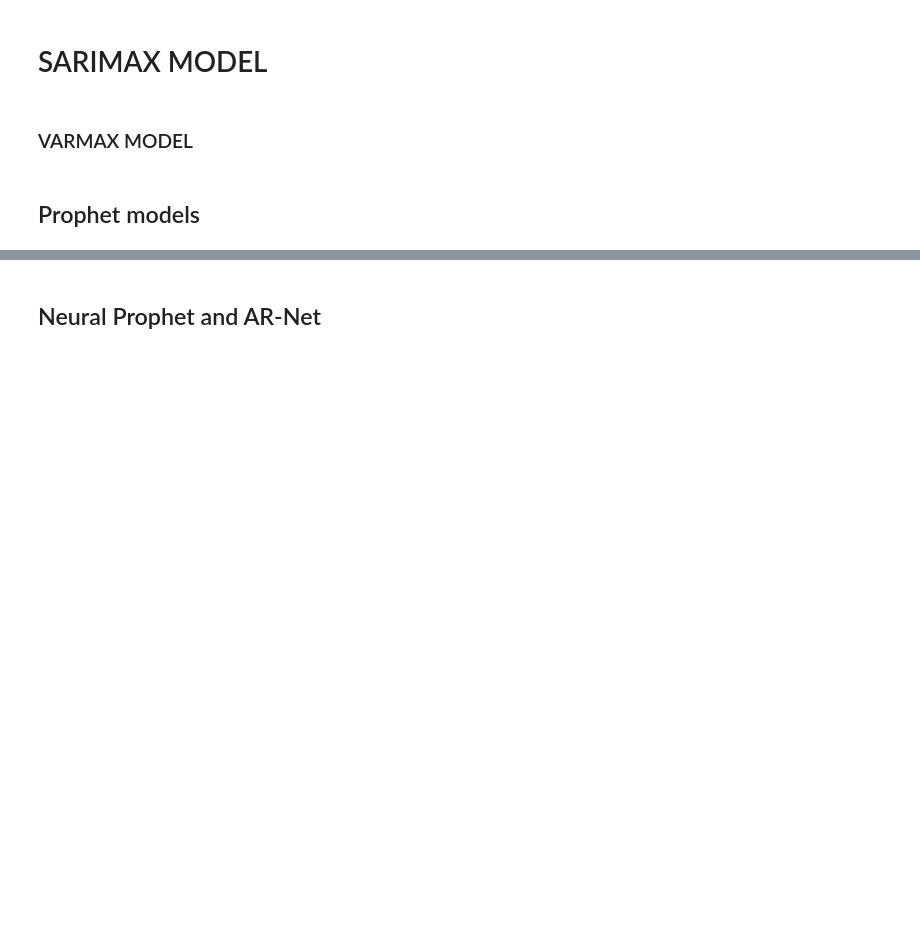
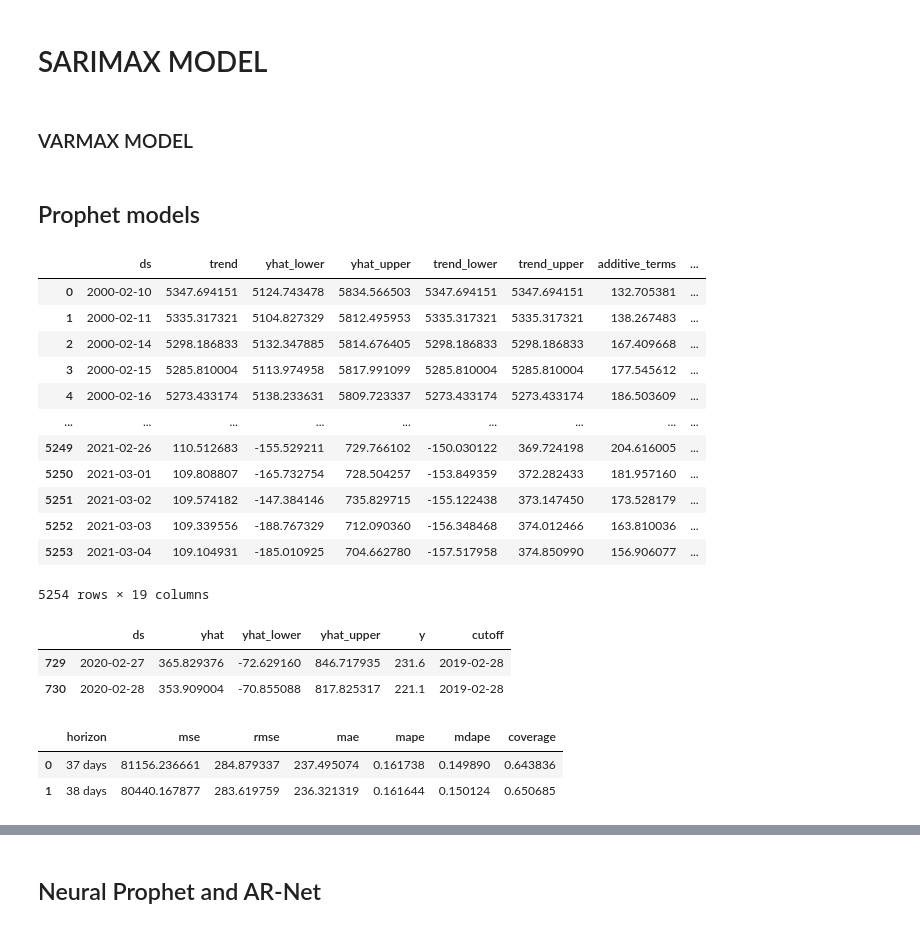
Before and after one commit to acamit/DataScience, a Jupyter notebook: Thesis work/Code/Thesis_Implementation Models.ipynb, the cells around one changed output, grey strips where cells are left out. Saved outputs shown, nothing was run; the diff lists cells and outputs as text; code cells hidden in the pictures; blank space fills up the shorter version.

```diff
--- a/Thesis work/Code/Thesis_Implementation Models.ipynb
+++ b/Thesis work/Code/Thesis_Implementation Models.ipynb
@@ -967,3 +980,32 @@ def ProphetProcedure(stockCode, start_date = start_date, end_date = end_date):
     df_cv = cross_validation(m, initial = initial, period = period, horizon = horizon)
 
     return m, forecast, df_cv
+# %%
+forecast
+# %% [output]
+|  | ds | trend | yhat_lower | yhat_upper | trend_lower | trend_upper | additive_terms | ... |
+| 0 | 2000-02-10 | 5347.694151 | 5124.743478 | 5834.566503 | 5347.694151 | 5347.694151 | 132.705381 | ... |
+| 1 | 2000-02-11 | 5335.317321 | 5104.827329 | 5812.495953 | 5335.317321 | 5335.317321 | 138.267483 | ... |
+| 2 | 2000-02-14 | 5298.186833 | 5132.347885 | 5814.676405 | 5298.186833 | 5298.186833 | 167.409668 | ... |
+| 3 | 2000-02-15 | 5285.810004 | 5113.974958 | 5817.991099 | 5285.810004 | 5285.810004 | 177.545612 | ... |
+| 4 | 2000-02-16 | 5273.433174 | 5138.233631 | 5809.723337 | 5273.433174 | 5273.433174 | 186.503609 | ... |
+| ... | ... | ... | ... | ... | ... | ... | ... | ... |
+| 5249 | 2021-02-26 | 110.512683 | -155.529211 | 729.766102 | -150.030122 | 369.724198 | 204.616005 | ... |
+| 5250 | 2021-03-01 | 109.808807 | -165.732754 | 728.504257 | -153.849359 | 372.282433 | 181.957160 | ... |
+| 5251 | 2021-03-02 | 109.574182 | -147.384146 | 735.829715 | -155.122438 | 373.147450 | 173.528179 | ... |
+| 5252 | 2021-03-03 | 109.339556 | -188.767329 | 712.090360 | -156.348468 | 374.012466 | 163.810036 | ... |
+| 5253 | 2021-03-04 | 109.104931 | -185.010925 | 704.662780 | -157.517958 | 374.850990 | 156.906077 | ... |
+5254 rows × 19 columns
+# %%
+df_cv.tail(2)
+# %% [output]
+|  | ds | yhat | yhat_lower | yhat_upper | y | cutoff |
+| 729 | 2020-02-27 | 365.829376 | -72.629160 | 846.717935 | 231.6 | 2019-02-28 |
+| 730 | 2020-02-28 | 353.909004 | -70.855088 | 817.825317 | 221.1 | 2019-02-28 |
+# %%
+results = performance_metrics(df_cv)
+results.head(2)
+# %% [output]
+|  | horizon | mse | rmse | mae | mape | mdape | coverage |
+| 0 | 37 days | 81156.236661 | 284.879337 | 237.495074 | 0.161738 | 0.149890 | 0.643836 |
+| 1 | 38 days | 80440.167877 | 283.619759 | 236.321319 | 0.161644 | 0.150124 | 0.650685 |
```
Also changed, not shown: parts of 59 cells of this notebook, 12 other files.
